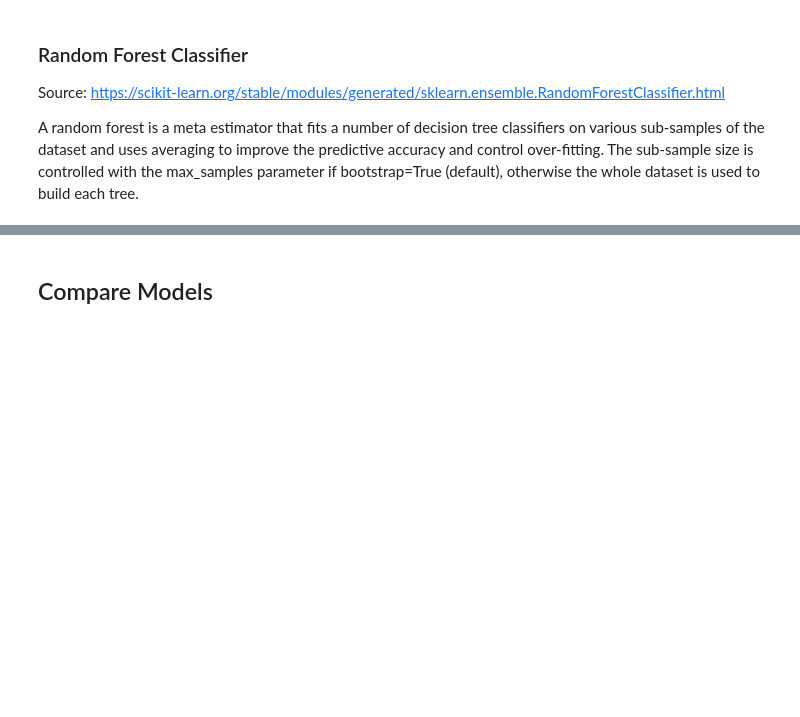
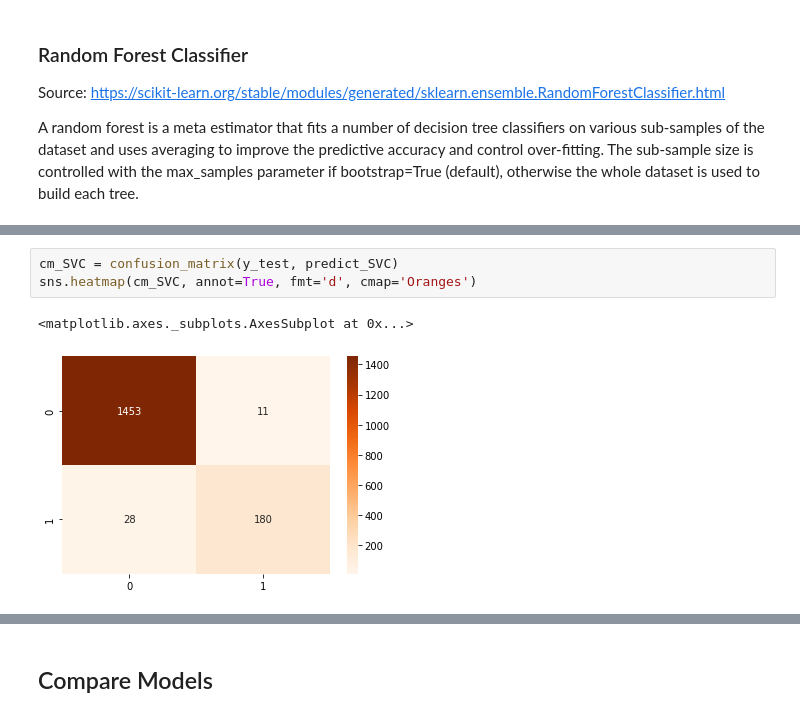
Before and after one commit to epuujee/SpamFilter, a Jupyter notebook: Spam Detector.ipynb, the cells around one changed output, grey strips where cells are left out. Saved outputs shown, nothing was run; the diff lists cells and outputs as text; blank space fills up the shorter version.

```diff
--- a/Spam Detector.ipynb
+++ b/Spam Detector.ipynb
@@ -330,0 +352,6 @@ SVC: 0.974086
+# %%
+cm_SVC = confusion_matrix(y_test, predict_SVC)
+sns.heatmap(cm_SVC, annot=True, fmt='d', cmap='Oranges')
+# %% [output]
+<matplotlib.axes._subplots.AxesSubplot at 0x...>
+[figure, added]
```
Also changed, not shown: parts of 32 cells of this notebook.
